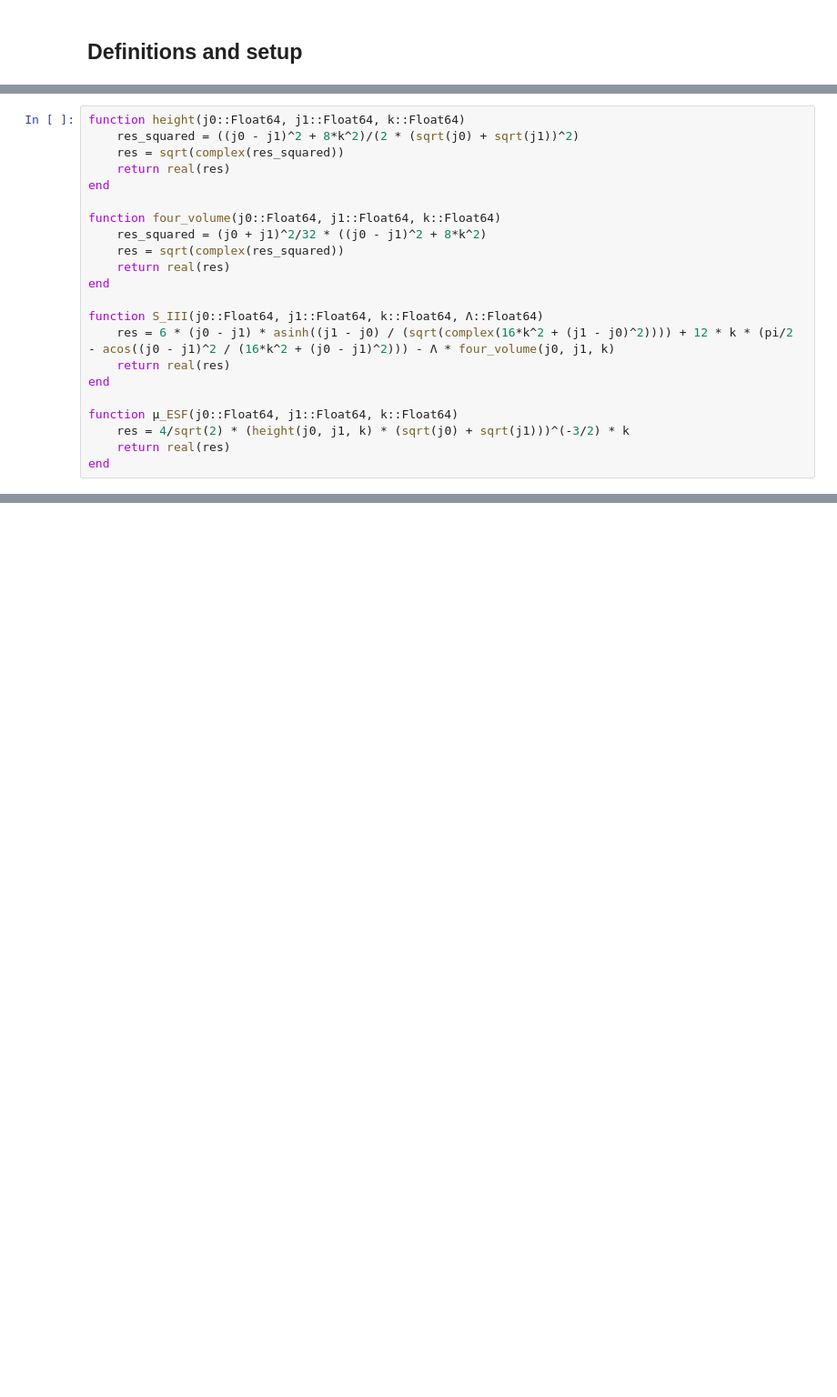
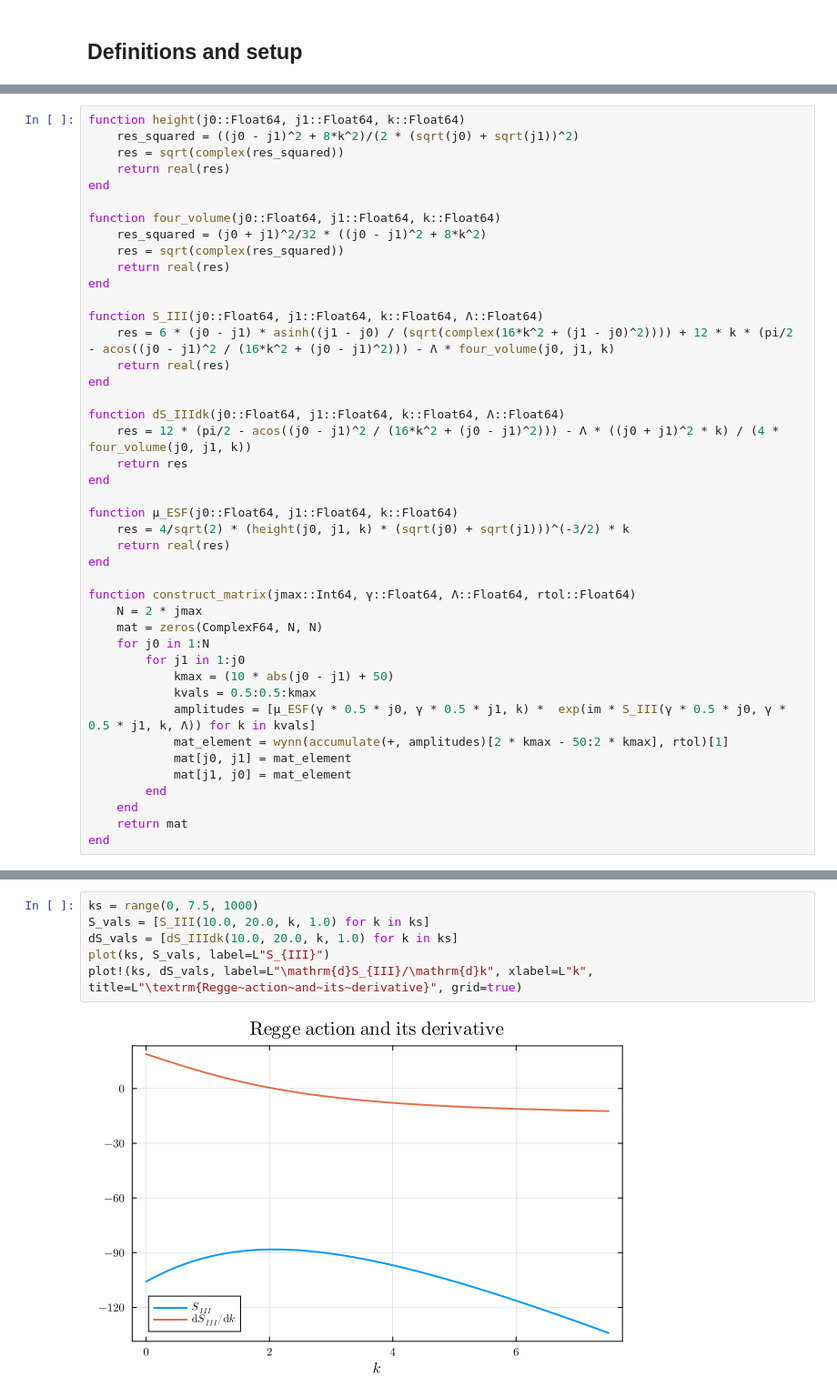
Before and after one commit to Jercheal/transfer_matrix, a Jupyter notebook: transfer_matrix.ipynb, the cells around one changed output, grey strips where cells are left out. Shown at 91% size. Saved outputs shown, nothing was run; the diff lists cells and outputs as text; blank space fills up the shorter version.

```diff
--- a/transfer_matrix.ipynb
+++ b/transfer_matrix.ipynb
@@ -28,8 +37,29 @@ function S_III(j0::Float64, j1::Float64, k::Float64, Λ::Float64)
     return real(res)
 end
 
+function dS_IIIdk(j0::Float64, j1::Float64, k::Float64, Λ::Float64)
+    res = 12 * (pi/2 - acos((j0 - j1)^2 / (16*k^2 + (j0 - j1)^2))) - Λ * ((j0 + j1)^2 * k) / (4 * four_volume(j0, j1, k))
+    return res
+end
+
 function μ_ESF(j0::Float64, j1::Float64, k::Float64)
     res = 4/sqrt(2) * (height(j0, j1, k) * (sqrt(j0) + sqrt(j1)))^(-3/2) * k
     return real(res)
 end
+
+function construct_matrix(jmax::Int64, γ::Float64, Λ::Float64, rtol::Float64)
+    N = 2 * jmax
+    mat = zeros(ComplexF64, N, N)
+    for j0 in 1:N
+        for j1 in 1:j0
+            kmax = (10 * abs(j0 - j1) + 50)
+            kvals = 0.5:0.5:kmax
+            amplitudes = [μ_ESF(γ * 0.5 * j0, γ * 0.5 * j1, k) *  exp(im * S_III(γ * 0.5 * j0, γ * 0.5 * j1, k, Λ)) for k in kvals]
+            mat_element = wynn(accumulate(+, amplitudes)[2 * kmax - 50:2 * kmax], rtol)[1]
+            mat[j0, j1] = mat_element
+            mat[j1, j0] = mat_element
+        end
+    end
+    return mat
+end
 # %% [output]
@@ -43,0 +69,8 @@ plot(ks,measure_vals)
+# %%
+ks = range(0, 7.5, 1000)
+S_vals = [S_III(10.0, 20.0, k, 1.0) for k in ks]
+dS_vals = [dS_IIIdk(10.0, 20.0, k, 1.0) for k in ks]
+plot(ks, S_vals, label=L"S_{III}")
+plot!(ks, dS_vals, label=L"\mathrm{d}S_{III}/\mathrm{d}k", xlabel=L"k", title=L"\textrm{Regge~action~and~its~derivative}", grid=true)
+# %% [output]
+[figure, added]
```
Also changed, not shown: parts of 16 cells of this notebook, 1 other file.
